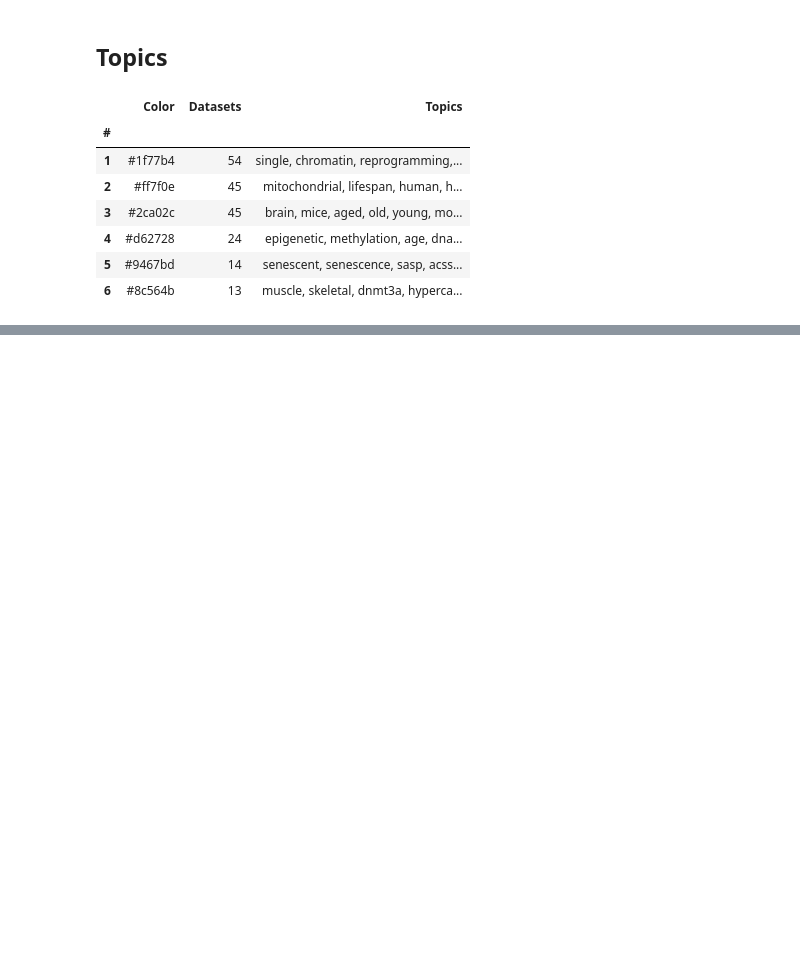
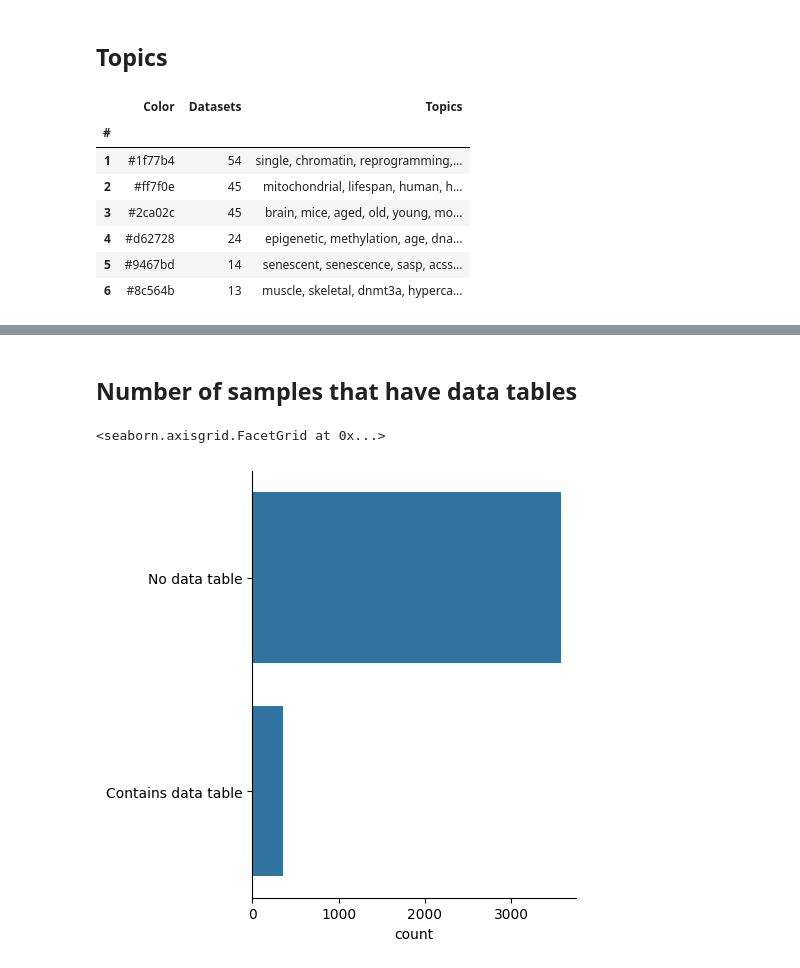
Before and after one commit to olegs/pubmed-paper-exploration, a Jupyter notebook: hallmarks_of_aging_related_dataset_analysis.ipynb, the cells around one changed output, grey strips where cells are left out. Saved outputs shown, nothing was run; the diff lists cells and outputs as text; code cells hidden in the pictures; blank space fills up the shorter version.

```diff
--- a/hallmarks_of_aging_related_dataset_analysis.ipynb
+++ b/hallmarks_of_aging_related_dataset_analysis.ipynb
@@ -158,0 +211,8 @@ topic_df
+# %% [markdown]
+## Number of samples that have data tables
+# %%
+contains_data_table = ["Contains data table" if sample.metadata["data_row_count"][0] != "0" else "No data table" for sample in samples]
+sns.catplot(contains_data_table, kind="count")
+# %% [output]
+<seaborn.axisgrid.FacetGrid at 0x...>
+[figure, added]
```
Also changed, not shown: parts of 34 cells of this notebook.
